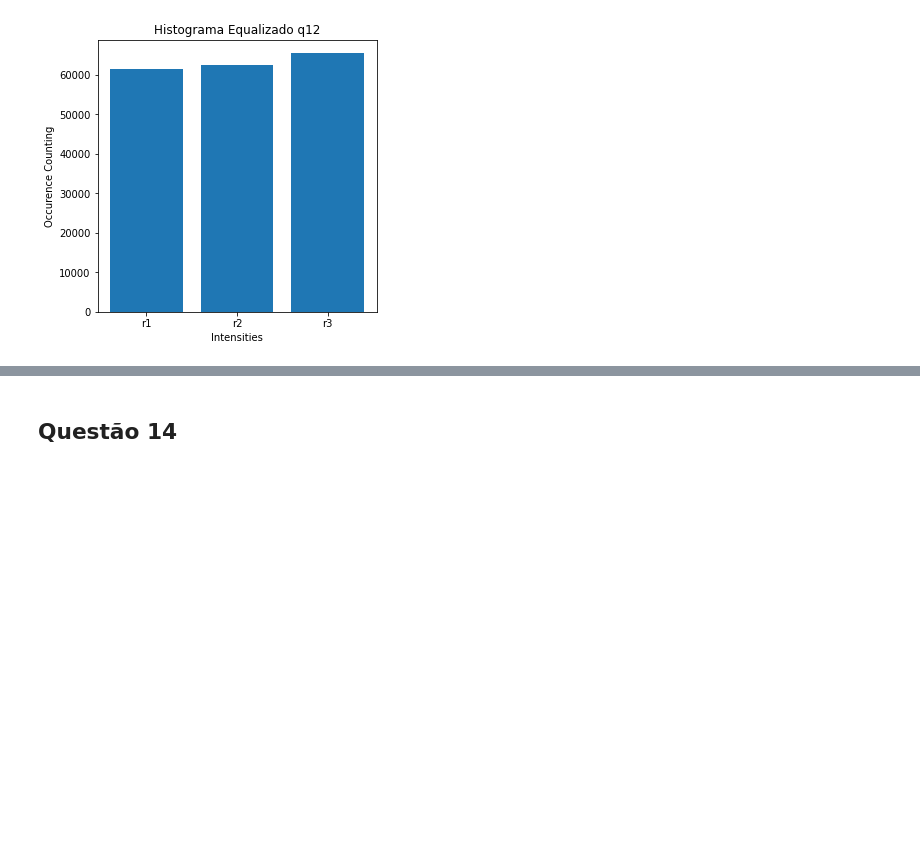
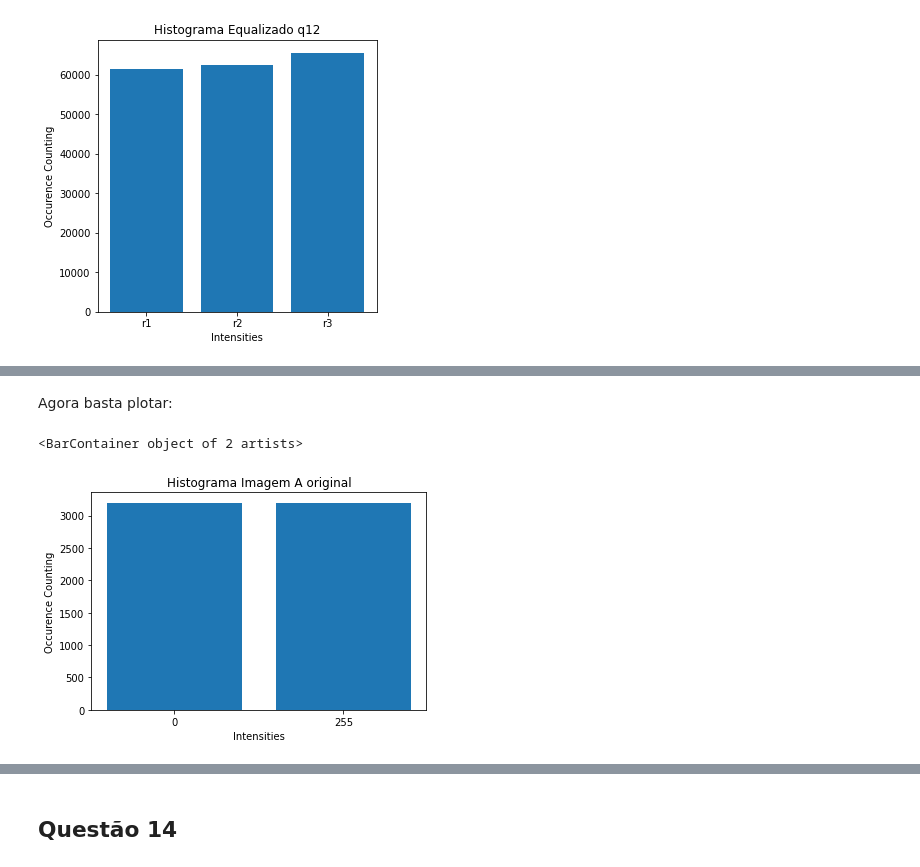
Before and after one commit to mtxslv/dca0445_dip, a Jupyter notebook: lista_periodo_2020_6/lista_pdi_mateus_de_assis.ipynb, the cells around one changed output, grey strips where cells are left out. Drawn from its saved outputs; the diff is of its cells as text; code cells hidden in the pictures; blank space fills up the shorter version.

Commit message:
more images and the last version of the list, it lacks questions 1 and 7

```diff
--- a/lista_periodo_2020_6/lista_pdi_mateus_de_assis.ipynb
+++ b/lista_periodo_2020_6/lista_pdi_mateus_de_assis.ipynb
@@ -278,0 +328,10 @@ plt.bar([0,1,2],cum_hist, tick_label = ("r1","r2","r3"))
+# %% [markdown]
+Agora basta plotar:
+# %%
+plt.title("Histograma Imagem A original")
+plt.ylabel("Occurence Counting")
+plt.xlabel("Intensities")
+plt.bar([0,1],np.array([hist_b_preto,hist_b_branco]), tick_label = ("0","255"))
+# %% [output]
+<BarContainer object of 2 artists>
+[figure, added]
```
Also changed, not shown: parts of 13 cells of this notebook, 2 other files.
